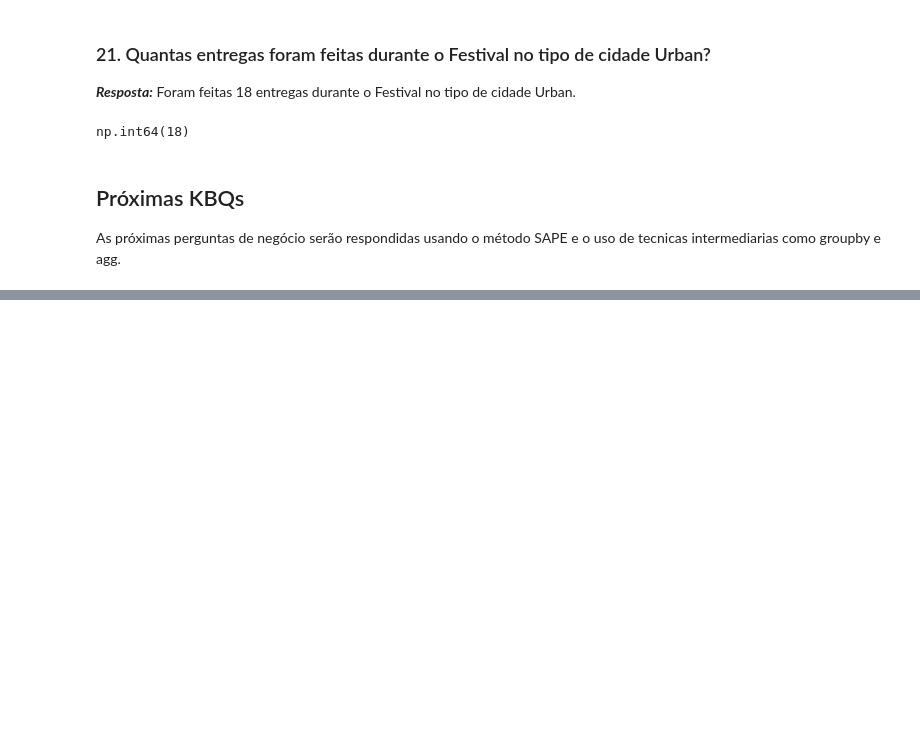
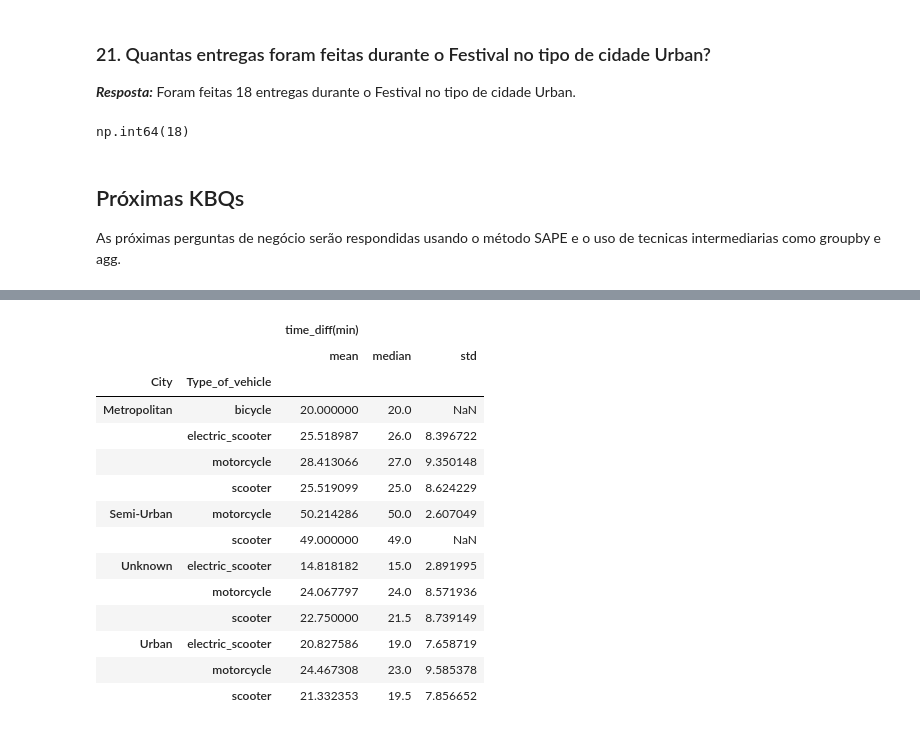
Before and after one commit to luc457x/CDS-PA, a Jupyter notebook: notebook.ipynb, the cells around one changed output, grey strips where cells are left out. Saved outputs shown, nothing was run; the diff lists cells and outputs as text; code cells hidden in the pictures; blank space fills up the shorter version.

```diff
--- a/notebook.ipynb
+++ b/notebook.ipynb
@@ -579 +637,24 @@ As próximas perguntas de negócio serão respondidas usando o método SAPE e o
+# %%
+# SAída: DataFrame com a média, mediana e desvio padrão das entregas feitas agrupadas por tipo de cidade e tipo de veículo
+# Processo: Agrupar as entregas por tipo de cidade e tipo de veículo e calcular a média, mediana e desvio padrão
+# Entrada: DataFrame com os dados limpos
+df = df_clear[["City", "Type_of_vehicle"]].copy()
+df["time_diff(min)"] = (df_clear["Time_Order_delivered"] - df_clear["Time_Order_picked"]).dt.total_seconds() / 60
+df.groupby(["City", "Type_of_vehicle"]).agg({"time_diff(min)": ["mean", "median", "std"]})
+# %% [output]
+|  |  | time_diff(min) |  |  |
+|  |  | mean | median | std |
+| City | Type_of_vehicle |  |  |  |
+| Metropolitan | bicycle | 20.000000 | 20.0 | NaN |
+|  | electric_scooter | 25.518987 | 26.0 | 8.396722 |
+|  | motorcycle | 28.413066 | 27.0 | 9.350148 |
+|  | scooter | 25.519099 | 25.0 | 8.624229 |
+| Semi-Urban | motorcycle | 50.214286 | 50.0 | 2.607049 |
+|  | scooter | 49.000000 | 49.0 | NaN |
+| Unknown | electric_scooter | 14.818182 | 15.0 | 2.891995 |
+|  | motorcycle | 24.067797 | 24.0 | 8.571936 |
+|  | scooter | 22.750000 | 21.5 | 8.739149 |
+| Urban | electric_scooter | 20.827586 | 19.0 | 7.658719 |
+|  | motorcycle | 24.467308 | 23.0 | 9.585378 |
+|  | scooter | 21.332353 | 19.5 | 7.856652 |
 # %% [markdown]
```
Also changed, not shown: parts of 21 cells of this notebook.
